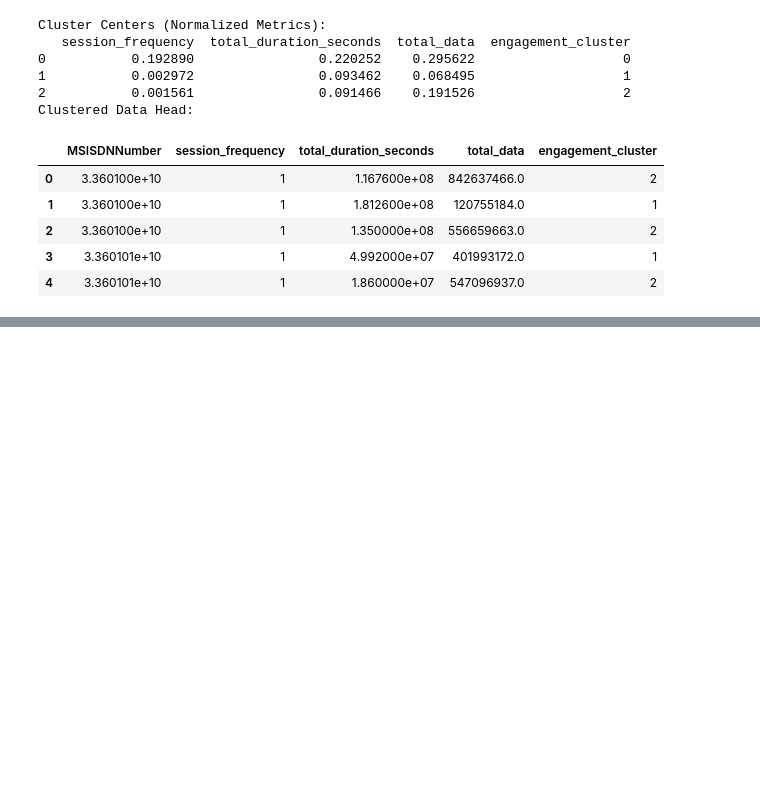
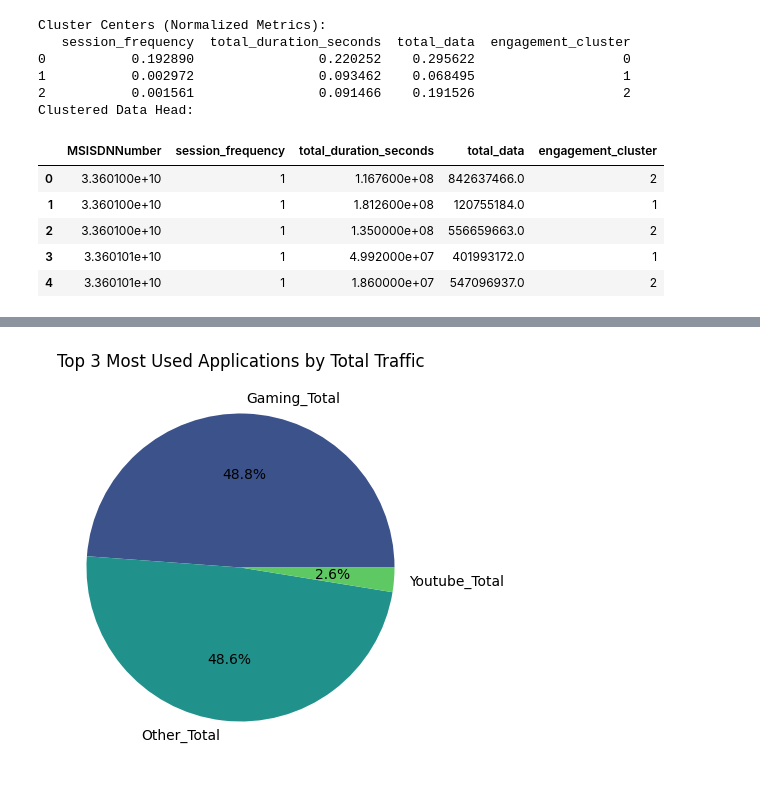
Before and after one commit to santoshdhalwalkar/Telecommunication, a Jupyter notebook: tele_task2.ipynb, the cells around one changed output, grey strips where cells are left out. Saved outputs shown, nothing was run; the diff lists cells and outputs as text; code cells hidden in the pictures; blank space fills up the shorter version.

```diff
--- a/tele_task2.ipynb
+++ b/tele_task2.ipynb
@@ -205,0 +443,8 @@ Clustered Data Head:
+# %%
+# Plot a pie chart for the top 3 applications
+plt.figure(figsize=(5, 5))
+plt.pie(top_3_apps, labels=top_3_apps.index, autopct='%1.1f%%', colors=sns.color_palette('viridis', 3))
+plt.title('Top 3 Most Used Applications by Total Traffic')
+plt.show()
+# %% [output]
+[figure, added]
```
Also changed, not shown: parts of 14 cells of this notebook.
